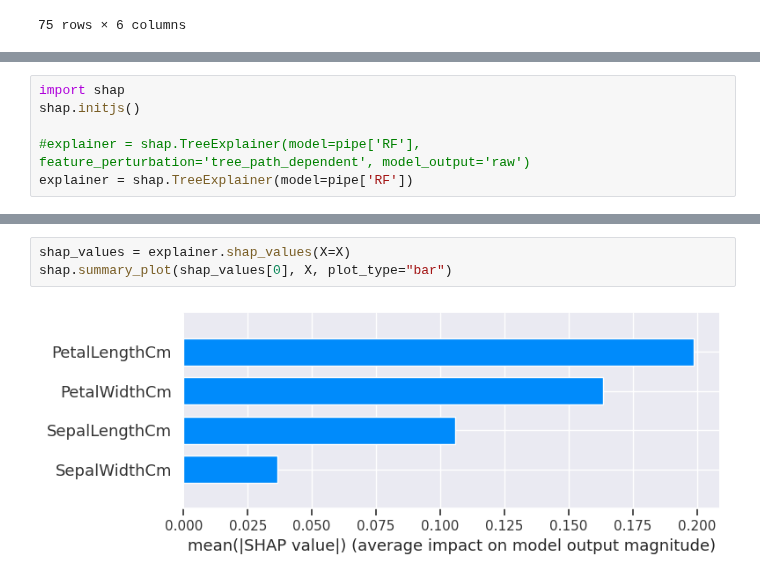
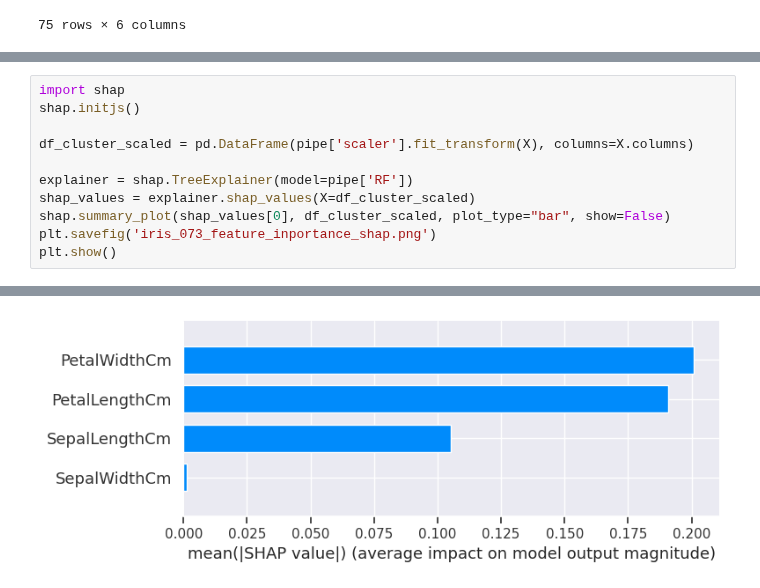
Before and after one commit to bitwalk123/MyNotebook, a Jupyter notebook: iris_PCA_py_06_SHAP.ipynb, the cells around one changed output, grey strips where cells are left out. Saved outputs shown, nothing was run; the diff lists cells and outputs as text.

```diff
--- a/iris_PCA_py_06_SHAP.ipynb
+++ b/iris_PCA_py_06_SHAP.ipynb
@@ -130,13 +167,14 @@ Pipeline(steps=[('scaler', StandardScaler()), ('RF', RandomForestClassifier())])
 # %%
 import shap
 shap.initjs()
 
-#explainer = shap.TreeExplainer(model=pipe['RF'], feature_perturbation='tree_path_dependent', model_output='raw')
+df_cluster_scaled = pd.DataFrame(pipe['scaler'].fit_transform(X), columns=X.columns)
+
 explainer = shap.TreeExplainer(model=pipe['RF'])
+shap_values = explainer.shap_values(X=df_cluster_scaled)
+shap.summary_plot(shap_values[0], df_cluster_scaled, plot_type="bar", show=False)
+plt.savefig('iris_073_feature_inportance_shap.png')
+plt.show()
 # %% [output]
 [interactive output not drawn]
+[figure, added]
-# %%
-shap_values = explainer.shap_values(X=X)
-shap.summary_plot(shap_values[0], X, plot_type="bar")
-# %% [output]
-[figure, removed]
```
Also changed, not shown: parts of 7 cells of this notebook.
